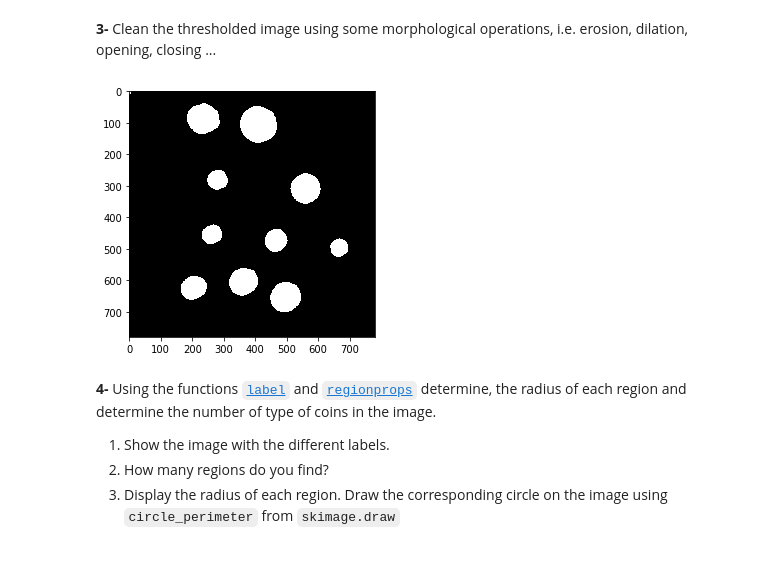
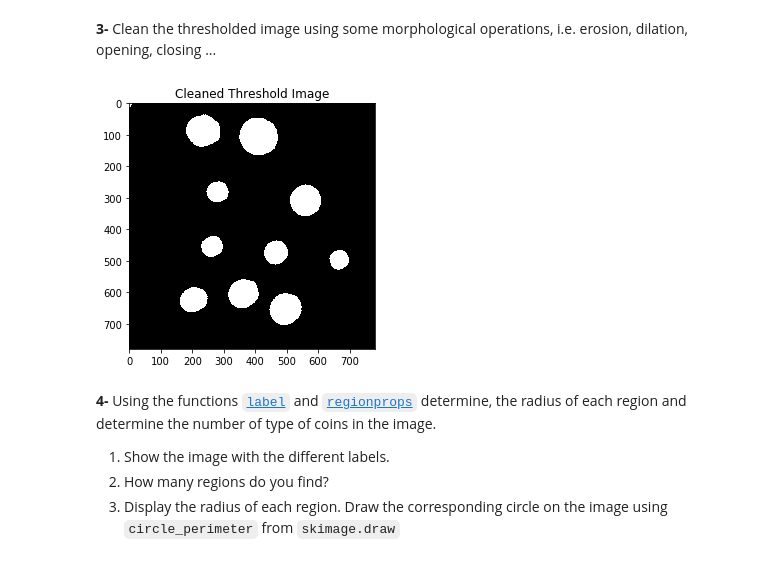
Before and after one commit to briannaburton/B31XB-IIP-TP-1718, a Jupyter notebook: 5-morpho-segmentation/5-morpho-segmentation.ipynb, the cells around one changed output. Saved outputs shown, nothing was run; the diff lists cells and outputs as text; code cells hidden in the pictures.

```diff
--- a/5-morpho-segmentation/5-morpho-segmentation.ipynb
+++ b/5-morpho-segmentation/5-morpho-segmentation.ipynb
@@ -194,10 +188,11 @@ plt.title("Thresholded image (Otsu threshold = 101)");
 **3-** Clean the  thresholded image using some morphological operations, i.e. erosion, dilation, opening, closing ...
 # %%
 #Use closing and then dilation to clean the threshold image
-cleaned_coins = morphology.dilation(morphology.erosion(morphology.dilation(coins_otsu,morphology.disk(2)),morphology.disk(10)),morphology.disk(5))
+cleaned_coins = morphology.dilation(morphology.erosion(morphology.dilation(coins_otsu,morphology.disk(2)),morphology.disk(8)),morphology.disk(5))
 io.imshow(cleaned_coins);
+plt.title("Cleaned Threshold Image");
 # %% [output]
-[figure, old version]
+[figure, new version]
 # %% [markdown]
 **4-** Using the functions [`label`](http://scikit-image.org/docs/stable/api/skimage.measure.html#skimage.measure.label) and [`regionprops`](http://scikit-image.org/docs/stable/api/skimage.measure.html#skimage.measure.regionprops) determine, the radius of each region and determine the number of type of coins in the image.
 
```
Also changed, not shown: parts of 11 cells of this notebook.
